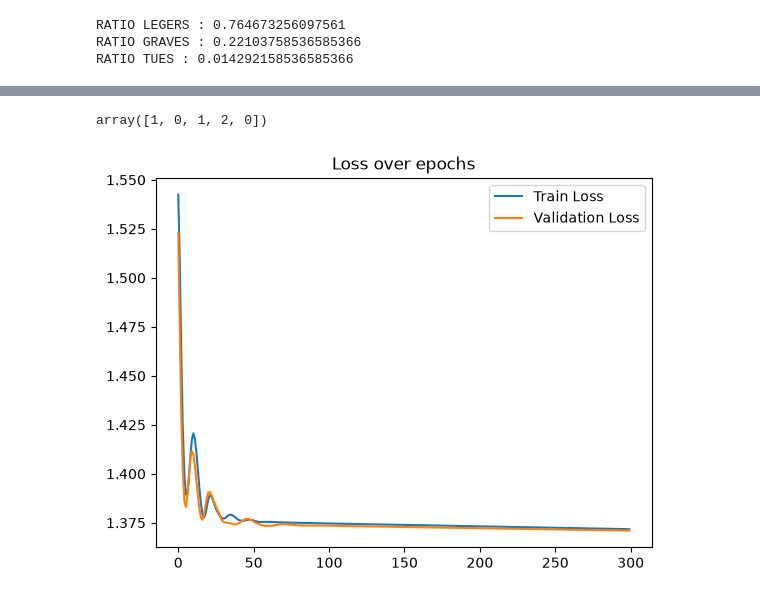
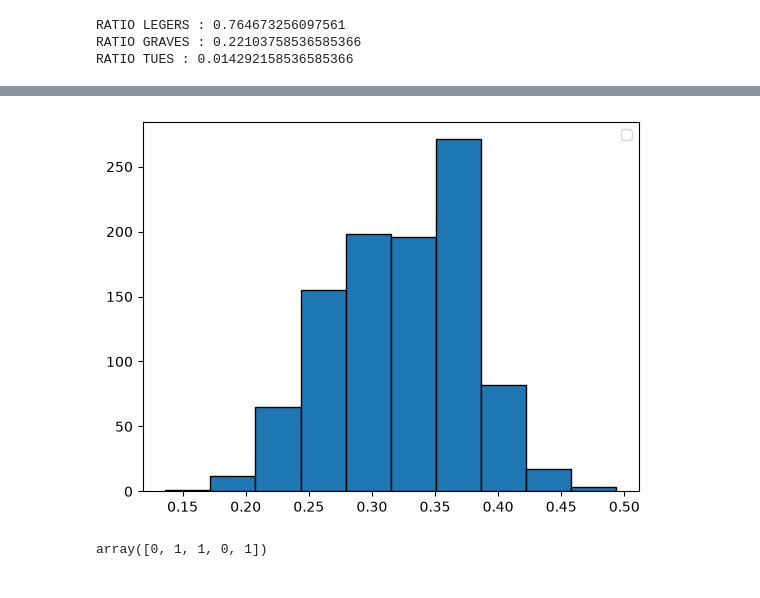
Before and after one commit to val-mon/sos-routier, a Jupyter notebook: classifier.ipynb, the cells around one changed output, grey strips where cells are left out. Drawn from its saved outputs; the diff is of its cells as text; code cells hidden in the pictures.

Commit message:
dev: dropout added to NN, iterations through accuracy range to see its distribution

```diff
--- a/classifier.ipynb
+++ b/classifier.ipynb
@@ -318,0 +363,5 @@ KeyboardInterrupt:
+# %%
+BATCH_SIZE = 512
+EPOCHS = 30
+DROP_OUT = 0.2
+ACCURACY_RANGE = 1000
@@ -319,10 +414,21 @@ KeyboardInterrupt:
 # %%
+#TODO : CHECK ON "MULTI ONE HOT ENCODING", PCA, check linear regression, plot some features with outputs
+
 import torch
 import torch.nn as nn
 from torch.utils.data import DataLoader, TensorDataset
+from sklearn.utils.class_weight import compute_class_weight
 
-X_train, X_temp, y_train, y_temp = train_test_split(df_final.drop(columns=['VICTIME']), df_final[['VICTIME']], test_size=0.4, random_state=42)
+X_train, X_temp, y_train, y_temp = train_test_split(new_df.drop(columns=['VICTIME']), new_df[['VICTIME']], test_size=0.8, random_state=42)
 X_val, X_test, y_val, y_test = train_test_split(X_temp, y_temp, test_size=0.5, random_state=42)
+
+train_dataloader = DataLoader(TensorDataset(torch.tensor(X_train.values, dtype=torch.float32), torch.tensor(y_train.values, dtype=torch.long).squeeze()), batch_size=BATCH_SIZE, shuffle=True)
+val_dataloader = DataLoader(TensorDataset(torch.tensor(X_val.values, dtype=torch.float32), torch.tensor(y_val.values, dtype=torch.long).squeeze()), batch_size=BATCH_SIZE, shuffle=False)
+test_dataloader = DataLoader(TensorDataset(torch.tensor(X_test.values, dtype=torch.float32), torch.tensor(y_test.values, dtype=torch.long).squeeze()), batch_size=BATCH_SIZE, shuffle=False)
+
+classes = np.unique(y_train)
+w = compute_class_weight('balanced', classes=classes, y=y_train.values.ravel())
+print(dict(zip(classes, w)))
 
 X_train = torch.tensor(X_train.values, dtype=torch.float32)
 X_val = torch.tensor(X_val.values, dtype=torch.float32)
@@ -332,8 +438,10 @@ y_val = torch.tensor(y_val.values, dtype=torch.long).squeeze()
 model = nn.Sequential(
     nn.Linear(X_train.shape[1], 64),
     nn.ReLU(),
+    nn.Dropout(DROP_OUT),
     nn.Linear(64, 32),
     nn.ReLU(),
+    nn.Dropout(DROP_OUT),
     nn.Linear(32, 4)
 )
 
@@ -343,40 +451,45 @@ loss_fct = nn.CrossEntropyLoss(weight=torch.tensor([1.0, 1/ratio_leger, 1/ratio_
 optimizer = torch.optim.SGD(model.parameters(), lr=0.001, momentum=0.9)
 
 train, val = [], []
+accuracies = []
 
-for epoch in range(300):
-    outputs = model(X_train)
-    # print(f"Epoch {epoch+1}, Outputs: {outputs}")
-    loss = loss_fct(outputs, y_train)
-    optimizer.zero_grad()
-    loss.backward()
-    optimizer.step()
-    train.append(loss.item())
+for i in range(ACCURACY_RANGE):
+    for epoch in range(EPOCHS):
+        outputs = model(X_train)
+        # print(f"Epoch {epoch+1}, Outputs: {outputs}")
+        loss = loss_fct(outputs, y_train)
+        optimizer.zero_grad()
+        loss.backward()
+        optimizer.step()
+        train.append(loss.item())
+        with torch.no_grad():
+            val_outputs = model(X_val)
+            val_loss = loss_fct(val_outputs, y_val)
+            val.append(val_loss.item())
+        print(f"Epoch {epoch+1}, Loss: {loss.item()}")
+
+    # plt.plot(train, label='Train Loss')
+    # plt.plot(val, label='Validation Loss')
+    # plt.legend()
+    # plt.title('Loss over epochs')
+
+    model.eval()
+
     with torch.no_grad():
         val_outputs = model(X_val)
-        val_loss = loss_fct(val_outputs, y_val)
-        val.append(val_loss.item())
-    print(f"Epoch {epoch+1}, Loss: {loss.item()}")
 
-plt.plot(train, label='Train Loss')
-plt.plot(val, label='Validation Loss')
-plt.legend()
-plt.title('Loss over epochs')
+        probabilities = torch.softmax(val_outputs, dim=1)
 
-model.eval()
+        max_probs, predicted = torch.max(probabilities, dim=1)
 
-with torch.no_grad():
-    val_outputs = model(X_val)
+    for i in range(5):
+        print(f"Accident {i} -> Classe prédite : {predicted[i].item()} (Confiance : {max_probs[i].item() * 100:.1f}%)", probabilities[i].numpy())
 
-    probabilities = torch.softmax(val_outputs, dim=1)
+    accuracy = (predicted == y_val).sum().item() / y_val.size(0)
+    print(f"Validation Accuracy: {accuracy * 100:.2f}%")
 
-    max_probs, predicted = torch.max(probabilities, dim=1)
+    accuracies.append(accuracy)
 
-for i in range(5):
-    print(f"Accident {i} -> Classe prédite : {predicted[i].item()} (Confiance : {max_probs[i].item() * 100:.1f}%)", probabilities[i].numpy())
-
-accuracy = (predicted == y_val).sum().item() / y_val.size(0)
-print(f"Validation Accuracy: {accuracy * 100:.2f}%")
 
 y_val_np = y_val.numpy()
 y_val_np[:5]
@@ -401,2 +514,2 @@ Validation Accuracy: 1.71%
+[figure, new version]
-array([1, 0, 1, 2, 0])
+array([0, 1, 1, 0, 1])
-[figure, old version]
```
Also changed, not shown: parts of 13 cells of this notebook.
